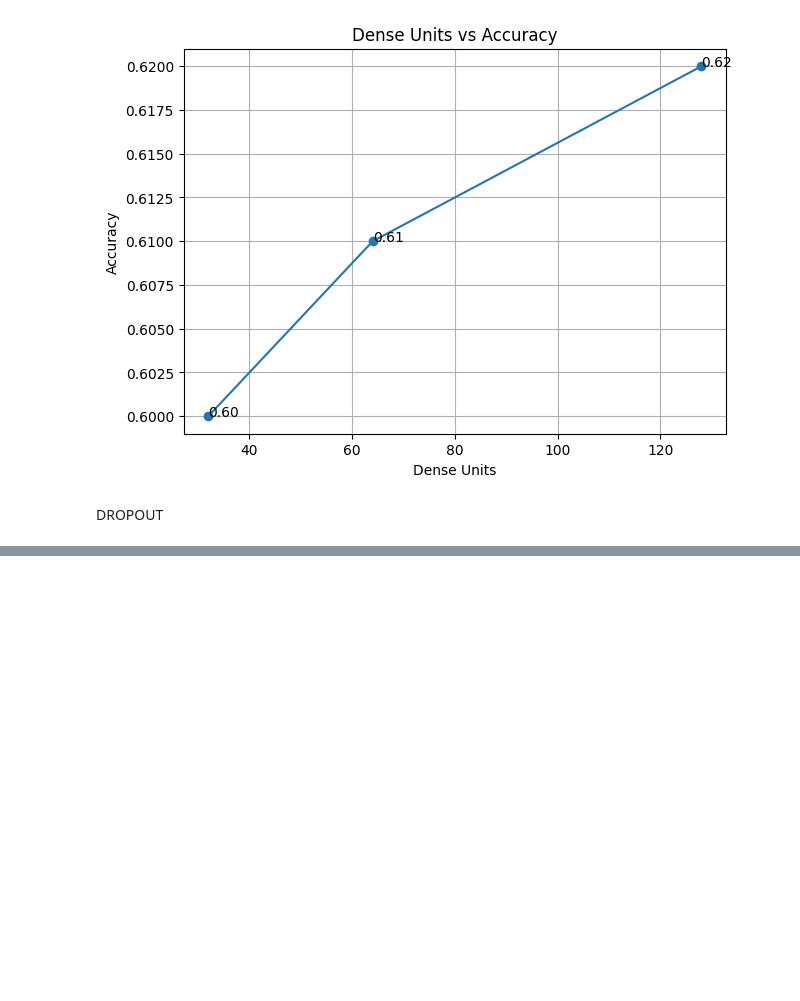
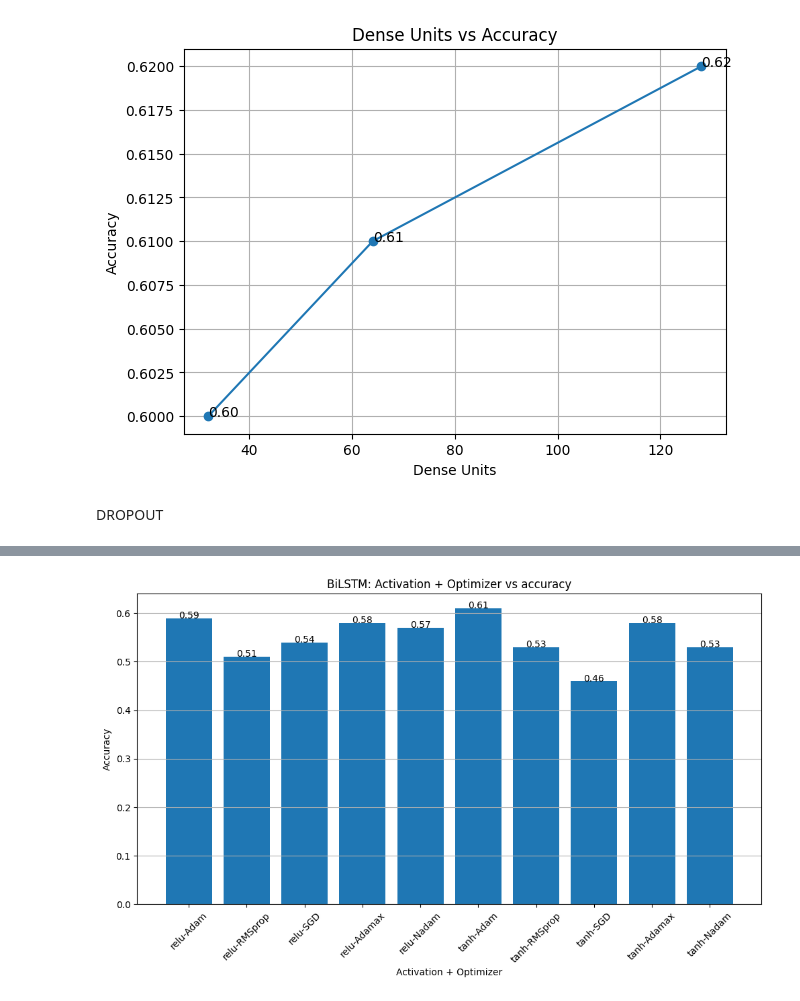
Before and after one commit to zencod-646/VOWEL_A, a Jupyter notebook: VOWEL E.ipynb, the cells around one changed output, grey strips where cells are left out. Saved outputs shown, nothing was run; the diff lists cells and outputs as text; code cells hidden in the pictures; blank space fills up the shorter version.

```diff
--- a/VOWEL E.ipynb
+++ b/VOWEL E.ipynb
@@ -4163,0 +5628,27 @@ plt.show()
+# %%
+import matplotlib.pyplot as plt
+
+# Create labels like relu-Adam, tanh-Nadam, etc.
+labels = results_df["Activation"] + "-" + results_df["Optimizer"]
+
+plt.figure(figsize=(12,6))
+
+plt.bar(labels, results_df["Accuracy"])
+
+for i, value in enumerate(results_df["Accuracy"]):
+    plt.text(
+        i,
+        value,
+        f"{value:.2f}",
+        ha='center'
+    )
+
+plt.xlabel("Activation + Optimizer")
+plt.ylabel("Accuracy")
+plt.title("BiLSTM: Activation + Optimizer vs accuracy")
+plt.xticks(rotation=45)
+plt.grid(axis='y')
+
+plt.show()
+# %% [output]
+[figure, added]
```
Also changed, not shown: parts of 24 cells of this notebook.
